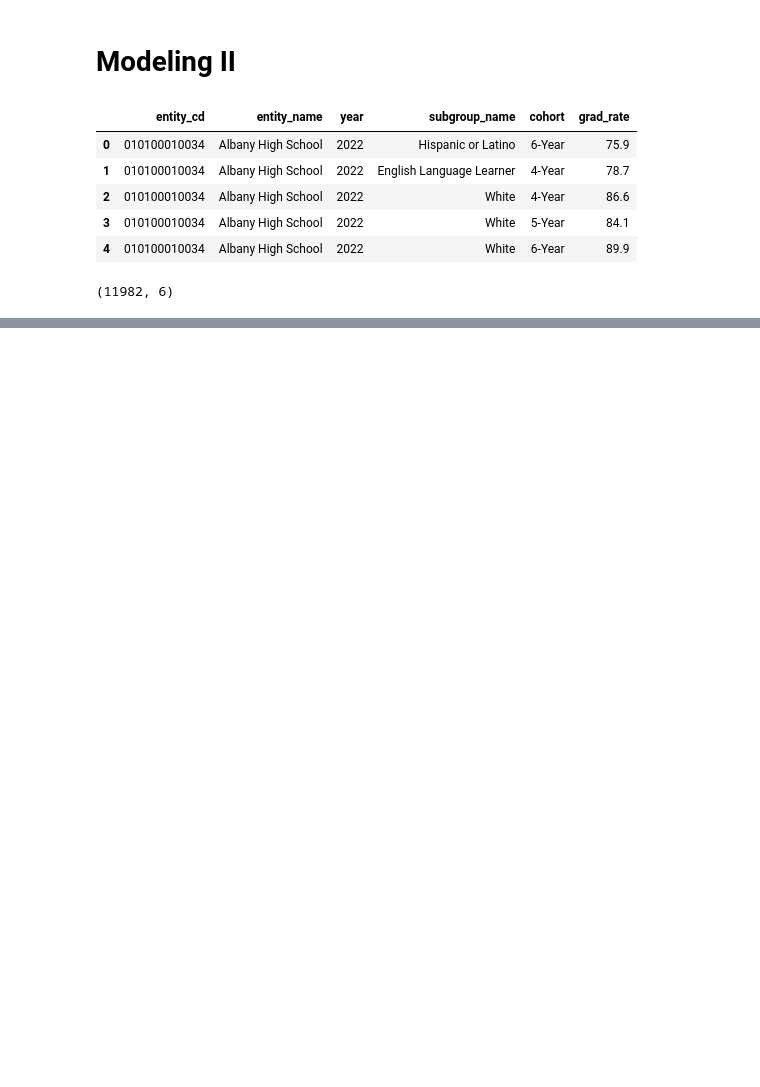
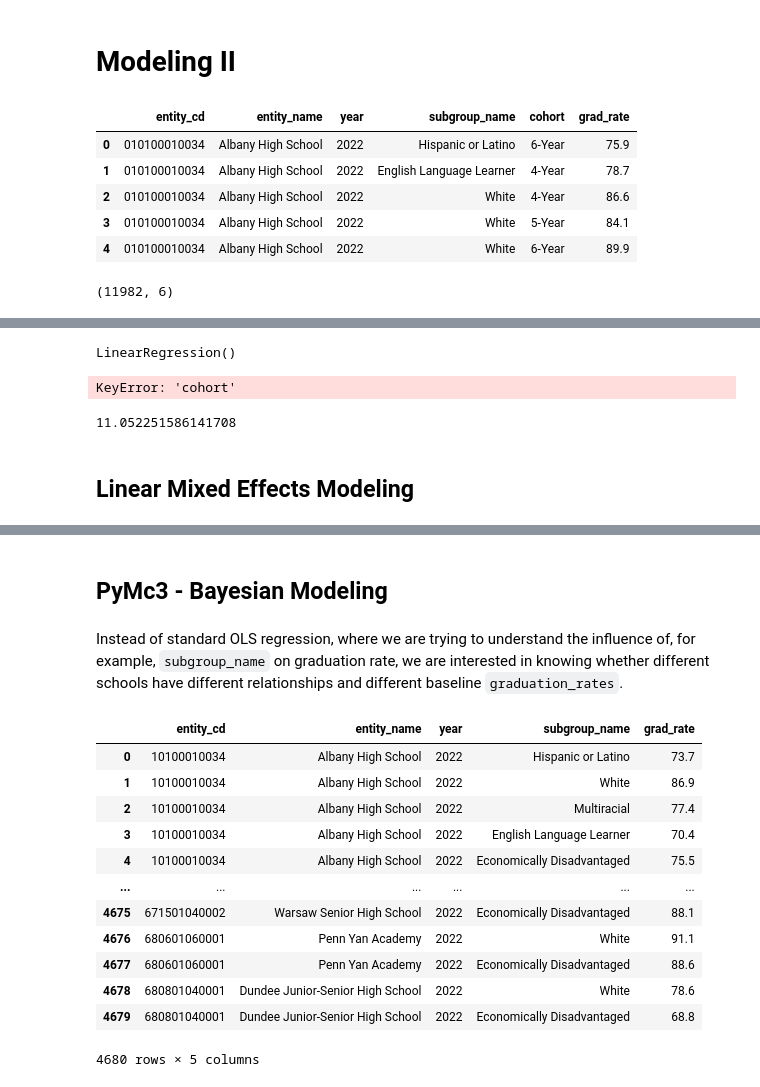
Before and after one commit to asoylatte03/nys-ell-grad-rate, a Jupyter notebook: modeling II.ipynb, the cells around one changed output, grey strips where cells are left out. Cells and saved outputs as stored; diff of their text form; code cells hidden in the pictures; blank space fills up the shorter version.

Commit message:
complex modeling with LMER attempts

```diff
--- a/modeling II.ipynb
+++ b/modeling II.ipynb
@@ -45,3 +106,26 @@ cohort_grads.shape
+# %%
+lr = LinearRegression()
+lr.fit(X_train,y_train)
+# %% [output]
+LinearRegression()
+# %%
+# need to ord encode X_test
+ord_enc = OrdinalEncoder()
+ord_enc.fit(asarray(X_test['cohort']).reshape(-1,1))
+X_test['cohort_enc'] = ord_enc.transform(asarray(X_test['cohort']).reshape(-1,1))
+
+# cleaning up dataframe
+X_test = X_test[['entity_cd','subgroup_name','cohort_enc']]
+X_test
+# %% [output]
+KeyError: 'cohort'
+# %%
+preds = lr.predict(X_test)
+mean_absolute_error(y_test, preds)
+# %% [output]
+11.052251586141708
+# %% [markdown]
+## Linear Mixed Effects Modeling
 # %%
 # splitting data
 X = cohort_grads
@@ -72,3 +156,24 @@ subgroup_name[T.Students with Disabilities]                       -4.688    2.67
 subgroup_name[T.White]                                            10.514    2.670  3.939 0.000   5.282 15.746
 Group Var                                                          8.256
 =============================================================================================================
+# %% [markdown]
+## PyMc3 - Bayesian Modeling
+# %% [markdown]
+Instead of standard OLS regression, where we are trying to understand the influence of, for example, `subgroup_name` on graduation rate, we are interested in knowing whether different schools have different relationships and different baseline `graduation_rates`.
+# %%
+pymc_df = pd.read_csv('data/2022_NYS_grad-rate.csv')
+pymc_df
+# %% [output]
+|  | entity_cd | entity_name | year | subgroup_name | grad_rate |
+| 0 | 10100010034 | Albany High School | 2022 | Hispanic or Latino | 73.7 |
+| 1 | 10100010034 | Albany High School | 2022 | White | 86.9 |
+| 2 | 10100010034 | Albany High School | 2022 | Multiracial | 77.4 |
+| 3 | 10100010034 | Albany High School | 2022 | English Language Learner | 70.4 |
+| 4 | 10100010034 | Albany High School | 2022 | Economically Disadvantaged | 75.5 |
+| ... | ... | ... | ... | ... | ... |
+| 4675 | 671501040002 | Warsaw Senior High School | 2022 | Economically Disadvantaged | 88.1 |
+| 4676 | 680601060001 | Penn Yan Academy | 2022 | White | 91.1 |
+| 4677 | 680601060001 | Penn Yan Academy | 2022 | Economically Disadvantaged | 88.6 |
+| 4678 | 680801040001 | Dundee Junior-Senior High School | 2022 | White | 78.6 |
+| 4679 | 680801040001 | Dundee Junior-Senior High School | 2022 | Economically Disadvantaged | 68.8 |
+4680 rows × 5 columns
```
Also changed, not shown: parts of 10 cells of this notebook.
